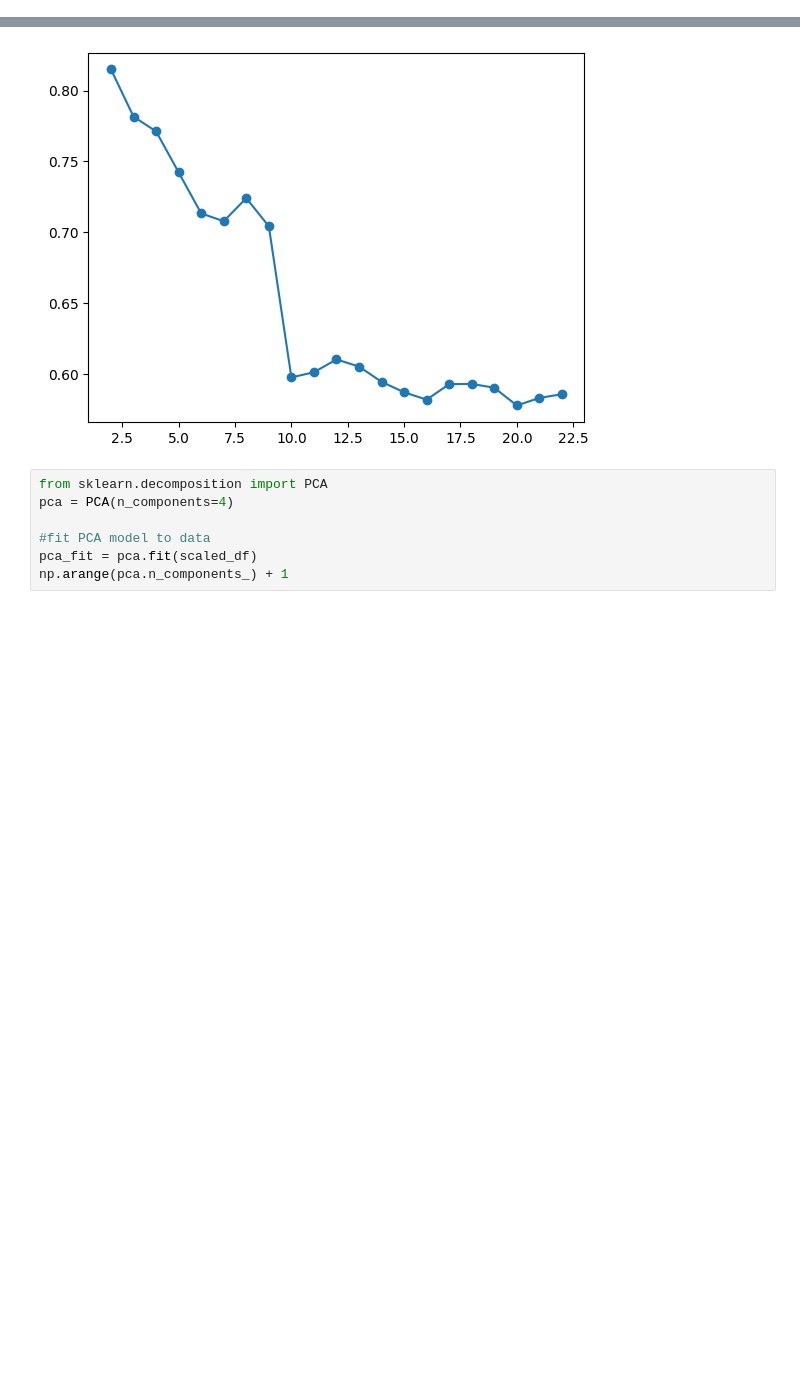
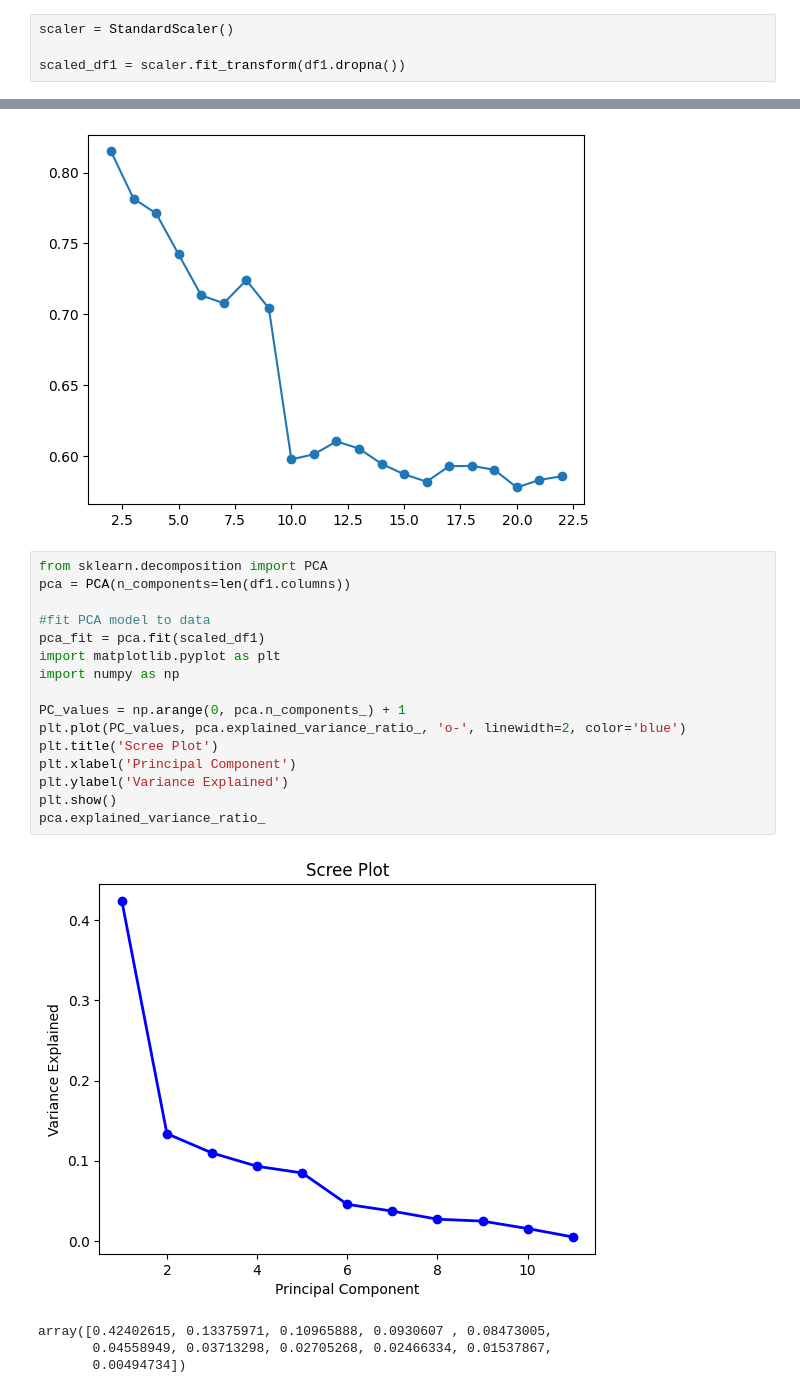
Before and after one commit to gmandl10/ST494FinalProject, a Jupyter notebook: EDA.ipynb, the cells around one changed output, grey strips where cells are left out. Cells and saved outputs as stored; diff of their text form; blank space fills up the shorter version.

```diff
--- a/EDA.ipynb
+++ b/EDA.ipynb
@@ -545,3 +531,7 @@ df1,df2 = createFeatures(df)
+# %%
+scaler = StandardScaler()
+
+scaled_df1 = scaler.fit_transform(df1.dropna())
 # %%
 for i in df.columns:
     plt.figure()
@@ -648,8 +638,22 @@ plt.plot(k, silhouettes, "o-")
 [figure]
 # %%
 from sklearn.decomposition import PCA
-pca = PCA(n_components=4)
+pca = PCA(n_components=len(df1.columns))
 
 #fit PCA model to data
-pca_fit = pca.fit(scaled_df)
-np.arange(pca.n_components_) + 1
+pca_fit = pca.fit(scaled_df1)
+import matplotlib.pyplot as plt
+import numpy as np
+
+PC_values = np.arange(0, pca.n_components_) + 1
+plt.plot(PC_values, pca.explained_variance_ratio_, 'o-', linewidth=2, color='blue')
+plt.title('Scree Plot')
+plt.xlabel('Principal Component')
+plt.ylabel('Variance Explained')
+plt.show()
+pca.explained_variance_ratio_
+# %% [output]
+[figure, added]
+array([0.42402615, 0.13375971, 0.10965888, 0.0930607 , 0.08473005,
+       0.04558949, 0.03713298, 0.02705268, 0.02466334, 0.01537867,
+       0.00494734])
```
Also changed, not shown: parts of 7 cells of this notebook, 3 other files.
